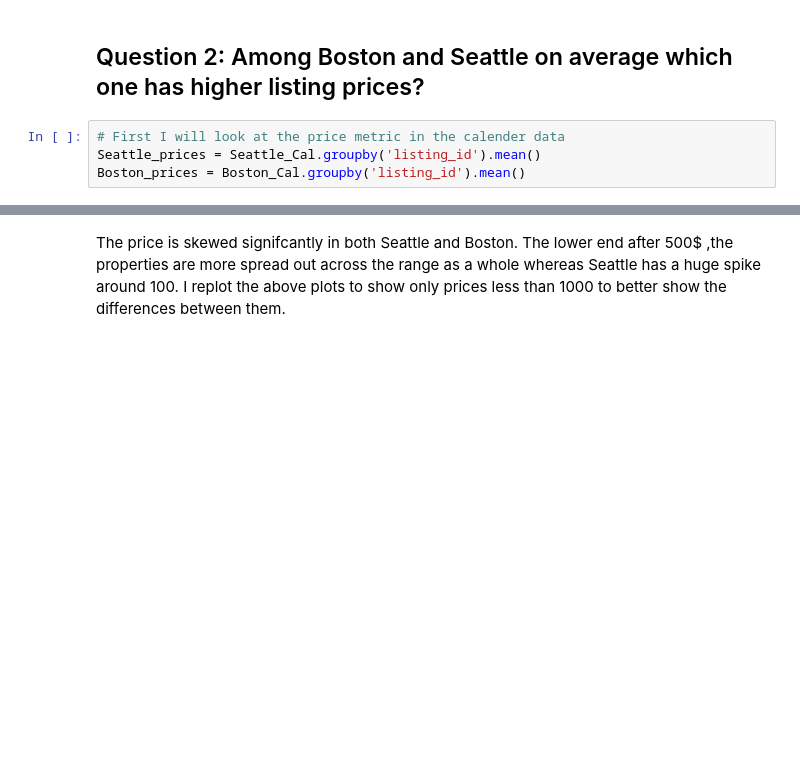
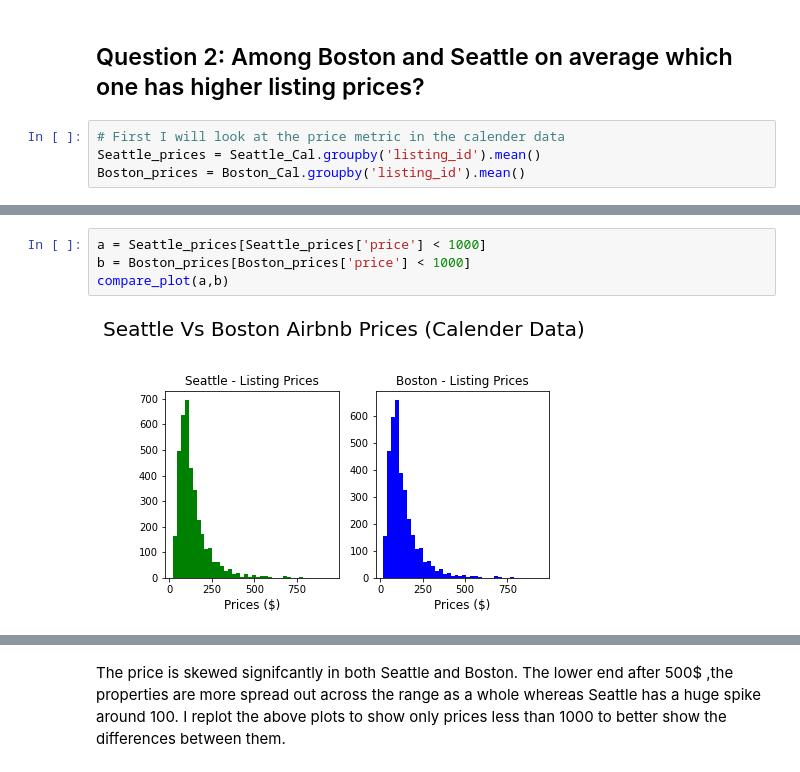
Before and after one commit to azadehiranmehr/airbnb_datamodeling_udacity_project, a Jupyter notebook: Aribnb_Data_Science.ipynb, the cells around one changed output, grey strips where cells are left out. Drawn from its saved outputs; the diff is of its cells as text; blank space fills up the shorter version.

```diff
--- a/Aribnb_Data_Science.ipynb
+++ b/Aribnb_Data_Science.ipynb
@@ -643,3 +662,9 @@ Boston_prices = Boston_Cal.groupby('listing_id').mean()
+# %%
+a = Seattle_prices[Seattle_prices['price'] < 1000]
+b = Boston_prices[Boston_prices['price'] < 1000]
+compare_plot(a,b)
+# %% [output]
+[figure, added]
 # %%
  # Setup the graphs and add the main title
 fig, axes = plt.subplots(nrows=1, ncols=2)
```
Also changed, not shown: parts of 6 cells of this notebook.
